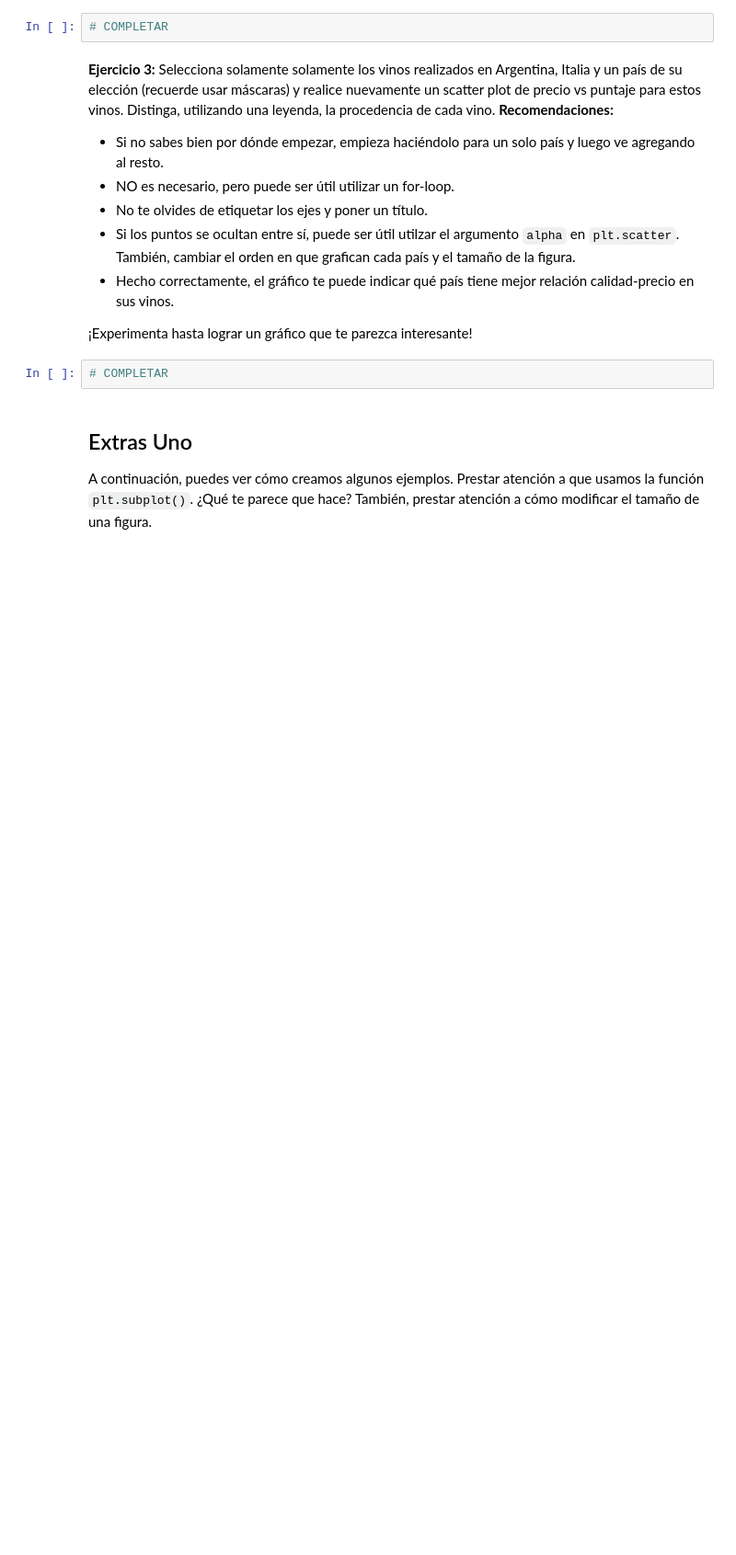
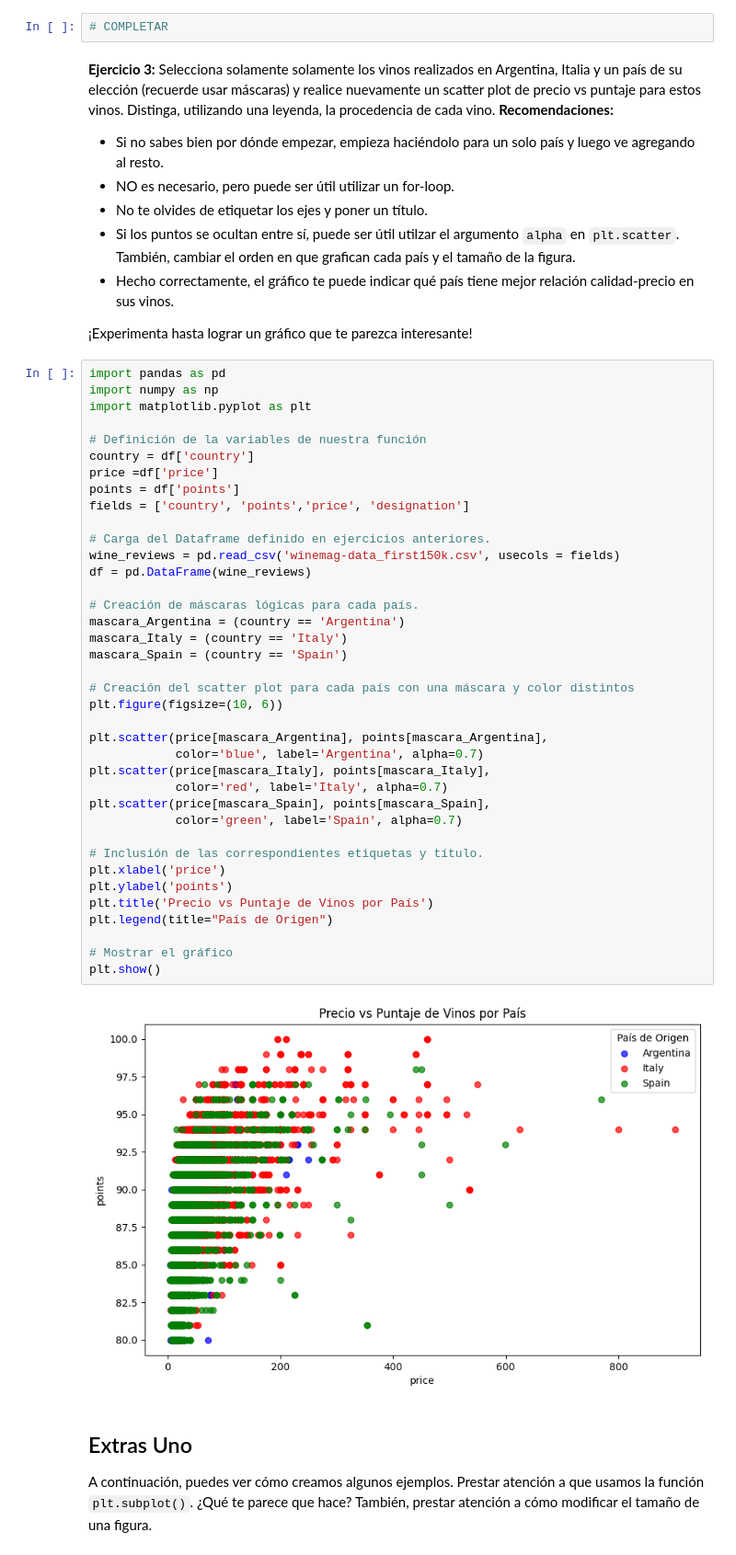
Before and after one commit to Valerius-ufv/python_bootcamp_DV, a Jupyter notebook: DS_Notebook_06_Matplotlib.ipynb, the cells around one changed output. Shown at 92% size. Cells and saved outputs as stored; diff of their text form; blank space fills up the shorter version.

```diff
--- a/DS_Notebook_06_Matplotlib.ipynb
+++ b/DS_Notebook_06_Matplotlib.ipynb
@@ -297,8 +297,46 @@ Name: 7794, dtype: object
 * Hecho correctamente, el gráfico te puede indicar qué país tiene mejor relación calidad-precio en sus vinos.
 
 ¡Experimenta hasta lograr un gráfico que te parezca interesante!
-# %%
-# COMPLETAR
+# %%
+import pandas as pd
+import numpy as np
+import matplotlib.pyplot as plt
+
+# Definición de la variables de nuestra función
+country = df['country']
+price =df['price']
+points = df['points']
+fields = ['country', 'points','price', 'designation']
+
+# Carga del Dataframe definido en ejercicios anteriores.
+wine_reviews = pd.read_csv('winemag-data_first150k.csv', usecols = fields)
+df = pd.DataFrame(wine_reviews)
+
+# Creación de máscaras lógicas para cada país.
+mascara_Argentina = (country == 'Argentina')
+mascara_Italy = (country == 'Italy')
+mascara_Spain = (country == 'Spain')
+
+# Creación del scatter plot para cada país con una máscara y color distintos
+plt.figure(figsize=(10, 6))
+
+plt.scatter(price[mascara_Argentina], points[mascara_Argentina],
+            color='blue', label='Argentina', alpha=0.7)
+plt.scatter(price[mascara_Italy], points[mascara_Italy],
+            color='red', label='Italy', alpha=0.7)
+plt.scatter(price[mascara_Spain], points[mascara_Spain],
+            color='green', label='Spain', alpha=0.7)
+
+# Inclusión de las correspondientes etiquetas y título.
+plt.xlabel('price')
+plt.ylabel('points')
+plt.title('Precio vs Puntaje de Vinos por País')
+plt.legend(title="País de Origen")
+
+# Mostrar el gráfico
+plt.show()
+# %% [output]
+[figure, added]
 # %% [markdown]
 ## Extras Uno
 
```
Also changed, not shown: parts of 4 cells of this notebook.
